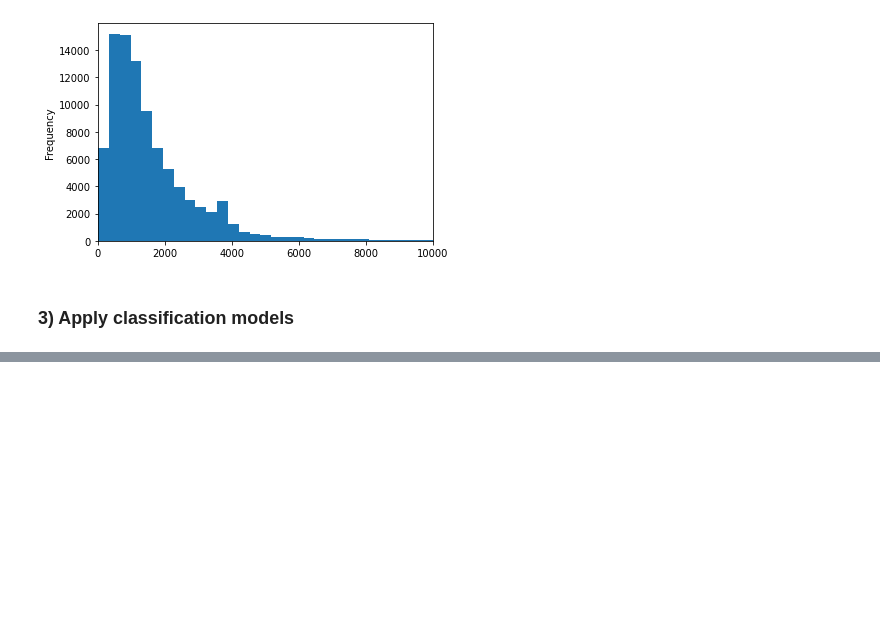
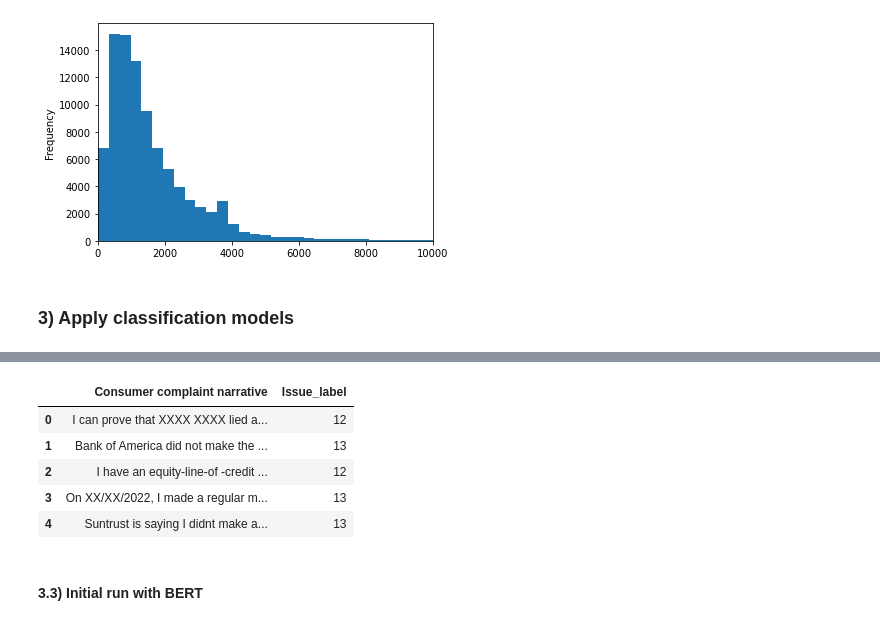
Before and after one commit to rlwphd/Erdos_Project_Spring22, a Jupyter notebook: consumer_complaint_project.ipynb, the cells around one changed output, grey strips where cells are left out. Cells and saved outputs as stored; diff of their text form; code cells hidden in the pictures; blank space fills up the shorter version.

```diff
--- a/consumer_complaint_project.ipynb
+++ b/consumer_complaint_project.ipynb
@@ -246,0 +384,11 @@ mortgage_data['Consumer complaint narrative'].apply(len).plot(kind = 'hist', bin
+# %%
+train_data.head() # a look at how the data is structured
+# %% [output]
+|  | Consumer complaint narrative | Issue_label |
+| 0 | I can prove that XXXX XXXX lied a... | 12 |
+| 1 | Bank of America did not make the ... | 13 |
+| 2 | I have an equity-line-of -credit ... | 12 |
+| 3 | On XX/XX/2022, I made a regular m... | 13 |
+| 4 | Suntrust is saying I didnt make a... | 13 |
+# %% [markdown]
+#### 3.3) Initial run with BERT
```
Also changed, not shown: parts of 91 cells of this notebook.
